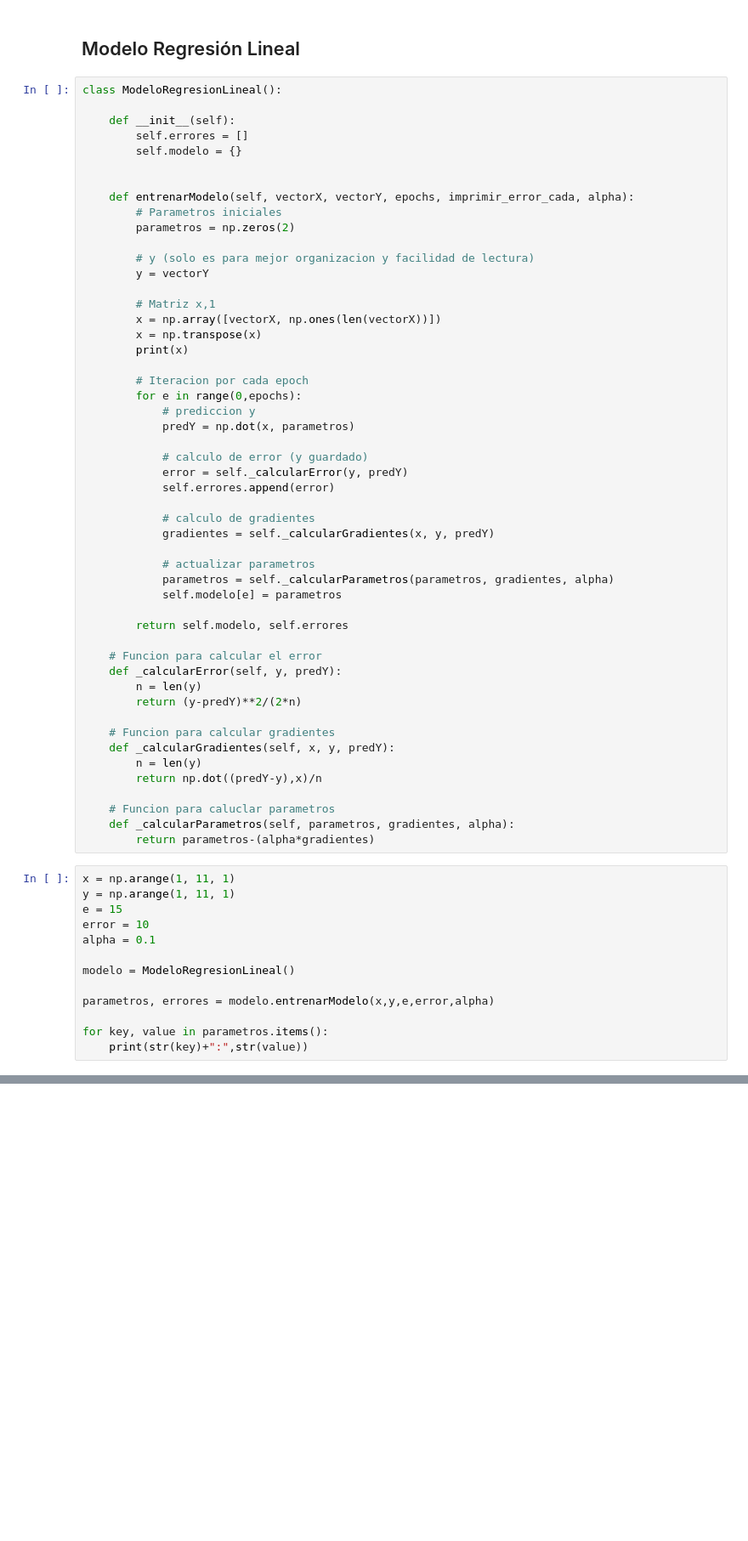
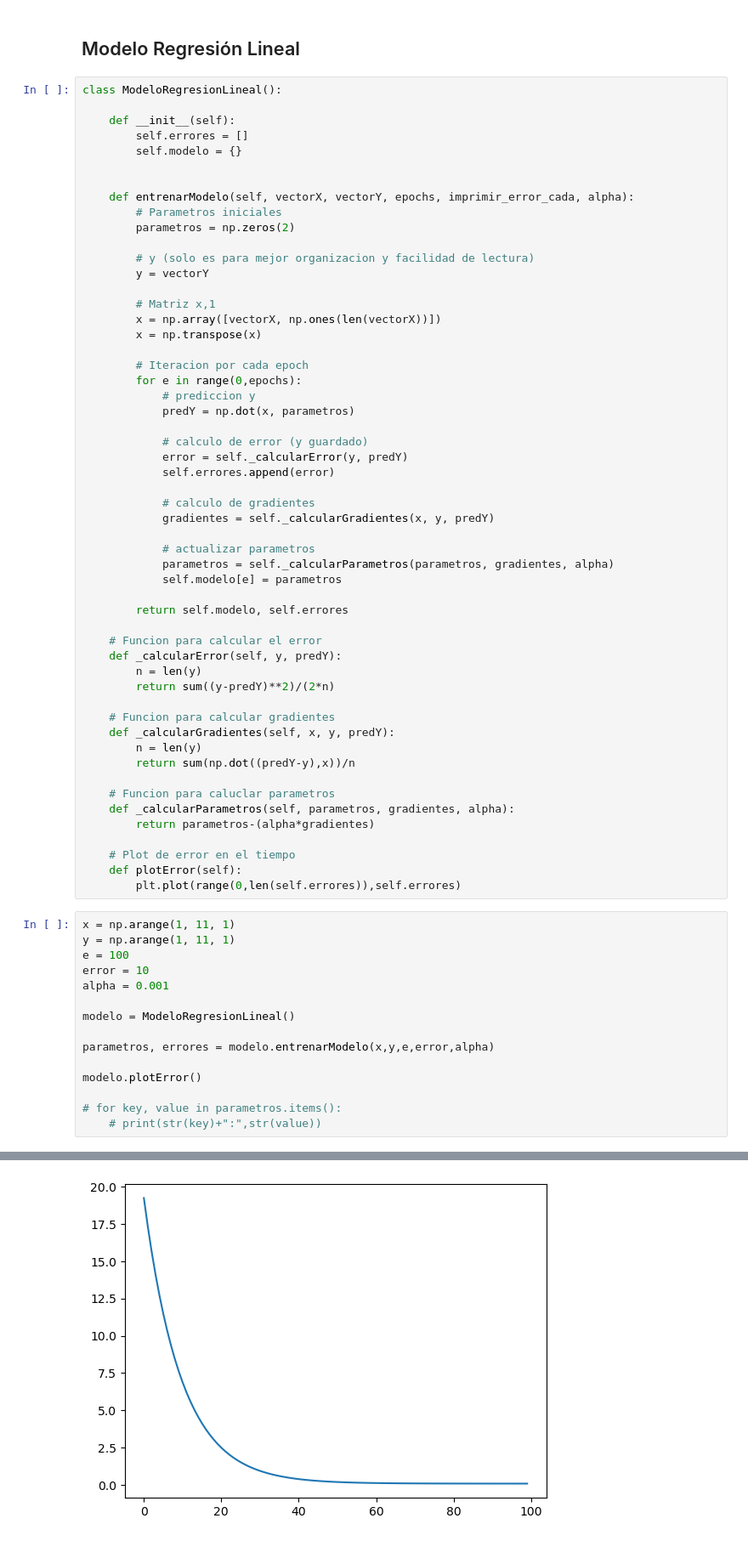
Before and after one commit to SirJose/Proyecto1, a Jupyter notebook: Proyecto1.ipynb, the cells around one changed output, grey strips where cells are left out. Shown at 85% size. Cells and saved outputs as stored; diff of their text form; blank space fills up the shorter version.

Commit message:
Arreglar error en calculo de error y parametros.

```diff
--- a/Proyecto1.ipynb
+++ b/Proyecto1.ipynb
@@ -365,7 +365,6 @@ class ModeloRegresionLineal():
         # Matriz x,1
         x = np.array([vectorX, np.ones(len(vectorX))])
         x = np.transpose(x)
-        print(x)
 
         # Iteracion por cada epoch
         for e in range(0,epochs):
@@ -388,27 +387,33 @@ class ModeloRegresionLineal():
     # Funcion para calcular el error
     def _calcularError(self, y, predY):
         n = len(y)
-        return (y-predY)**2/(2*n)
+        return sum((y-predY)**2)/(2*n)
 
     # Funcion para calcular gradientes
     def _calcularGradientes(self, x, y, predY):
         n = len(y)
-        return np.dot((predY-y),x)/n
+        return sum(np.dot((predY-y),x))/n
 
     # Funcion para caluclar parametros
     def _calcularParametros(self, parametros, gradientes, alpha):
         return parametros-(alpha*gradientes)
+
+    # Plot de error en el tiempo
+    def plotError(self):
+        plt.plot(range(0,len(self.errores)),self.errores)
 # %%
 x = np.arange(1, 11, 1)
 y = np.arange(1, 11, 1)
-e = 15
+e = 100
 error = 10
-alpha = 0.1
+alpha = 0.001
 
 modelo = ModeloRegresionLineal()
 
 parametros, errores = modelo.entrenarModelo(x,y,e,error,alpha)
 
-for key, value in parametros.items():
-    print(str(key)+":",str(value))
+modelo.plotError()
+
+# for key, value in parametros.items():
+    # print(str(key)+":",str(value))
 # %% [output]
@@ -432,3 +420,4 @@ for key, value in parametros.items():
+[figure, added]
 # %%
 # saleprice = trainingData[:,0]
 # overallquality = trainingData[:,1]
```
Also changed, not shown: parts of 1 cell of this notebook.
